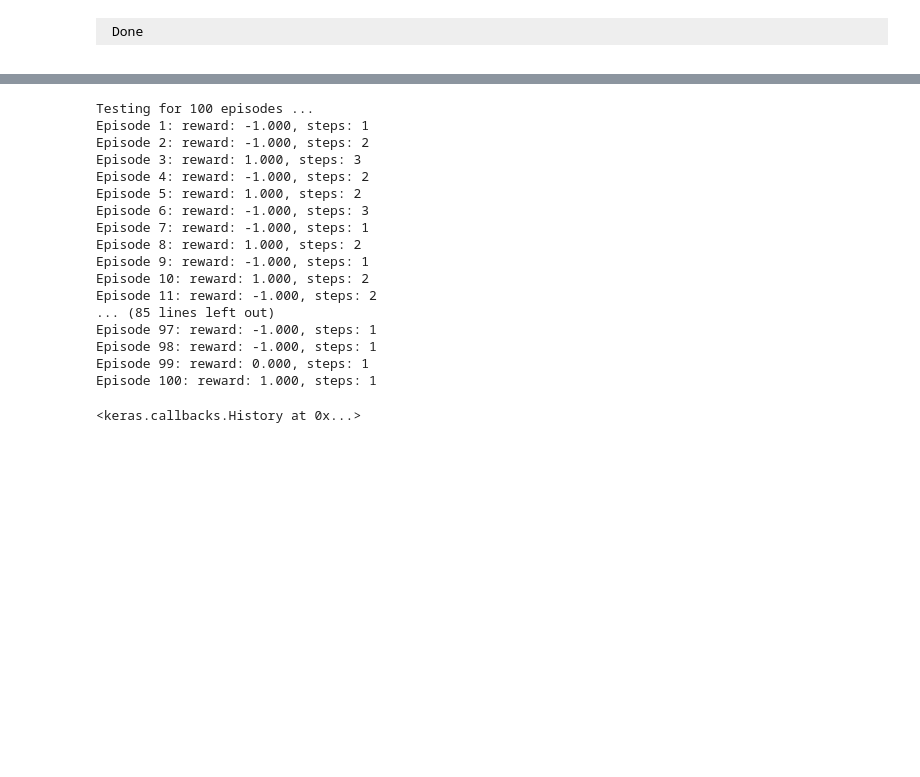
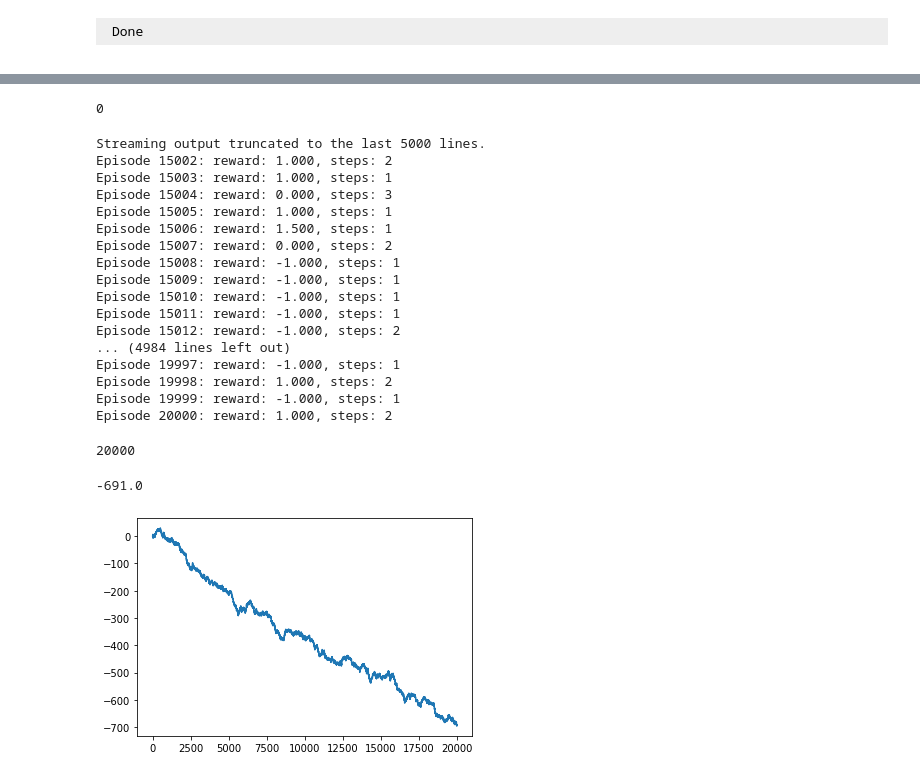
Before and after one commit to westpoint-neural-networks/final-project-connor-smith2, a Jupyter notebook: BlackJack.IPYNB, the cells around one changed output, grey strips where cells are left out. Drawn from its saved outputs; the diff is of its cells as text; code cells hidden in the pictures; blank space fills up the shorter version.

```diff
--- a/BlackJack.IPYNB
+++ b/BlackJack.IPYNB
@@ -70,6 +202,14 @@ env = gym.make('Blackjack-v0')
 np.random.seed(123)
 env.seed(123)
 nb_actions = env.action_space.n
+# %%
+from keras.callbacks import LambdaCallback, CSVLogger, TensorBoard
+
+log1 = [[]]
+def on_epoch_end(epoch, logs):
+    log1[0].append(rrewards)
+rl_cb = LambdaCallback(on_epoch_end=on_epoch_end)
+rb_list = [rl_cb]
 # %%
 model = Sequential()
 model.add(Flatten(input_shape=(1,3)))
@@ -122,21 +271,47 @@ dqn.save_weights('dqn_blackjack_v0_weights.h5f', overwrite=True)
+# %%
+len(log1[0])
+# %% [output]
+0
 # %%
-dqn.test(env, nb_episodes=100, visualize=False)
+tests = dqn.test(env, nb_episodes=20000, visualize=False, callbacks=rb_list)
 # %% [output]
-Testing for 100 episodes ...
-Episode 1: reward: -1.000, steps: 1
-Episode 2: reward: -1.000, steps: 2
-Episode 3: reward: 1.000, steps: 3
-Episode 4: reward: -1.000, steps: 2
-Episode 5: reward: 1.000, steps: 2
-Episode 6: reward: -1.000, steps: 3
-Episode 7: reward: -1.000, steps: 1
-Episode 8: reward: 1.000, steps: 2
-Episode 9: reward: -1.000, steps: 1
-Episode 10: reward: 1.000, steps: 2
-Episode 11: reward: -1.000, steps: 2
-... (85 lines left out)
-Episode 97: reward: -1.000, steps: 1
-Episode 98: reward: -1.000, steps: 1
-Episode 99: reward: 0.000, steps: 1
-Episode 100: reward: 1.000, steps: 1
+Streaming output truncated to the last 5000 lines.
+Episode 15002: reward: 1.000, steps: 2
+Episode 15003: reward: 1.000, steps: 1
+Episode 15004: reward: 0.000, steps: 3
+Episode 15005: reward: 1.000, steps: 1
+Episode 15006: reward: 1.500, steps: 1
+Episode 15007: reward: 0.000, steps: 2
+Episode 15008: reward: -1.000, steps: 1
+Episode 15009: reward: -1.000, steps: 1
+Episode 15010: reward: -1.000, steps: 1
+Episode 15011: reward: -1.000, steps: 1
+Episode 15012: reward: -1.000, steps: 2
+... (4984 lines left out)
+Episode 19997: reward: -1.000, steps: 1
+Episode 19998: reward: 1.000, steps: 2
+Episode 19999: reward: -1.000, steps: 1
+Episode 20000: reward: 1.000, steps: 2
-<keras.callbacks.History at 0x...>
+# %%
+len(log1[0])
+# %% [output]
+20000
+# %%
+import matplotlib.pyplot as plt
+import numpy as np
+track = len(log1[0])
+wander = 0
+y = np.zeros(track)
+for i in range(0, track):
+  wander += log1[0][i]
+  y[i] = wander
+print(wander)
+x = np.linspace(0, track, track)
+plt.plot()
+plt.plot(x, y)
+#plt.plot(x, np.cos(x))
+
+plt.show()
+# %% [output]
+-691.0
+[figure, added]
```
Also changed, not shown: parts of 11 cells of this notebook, 3 other files.
